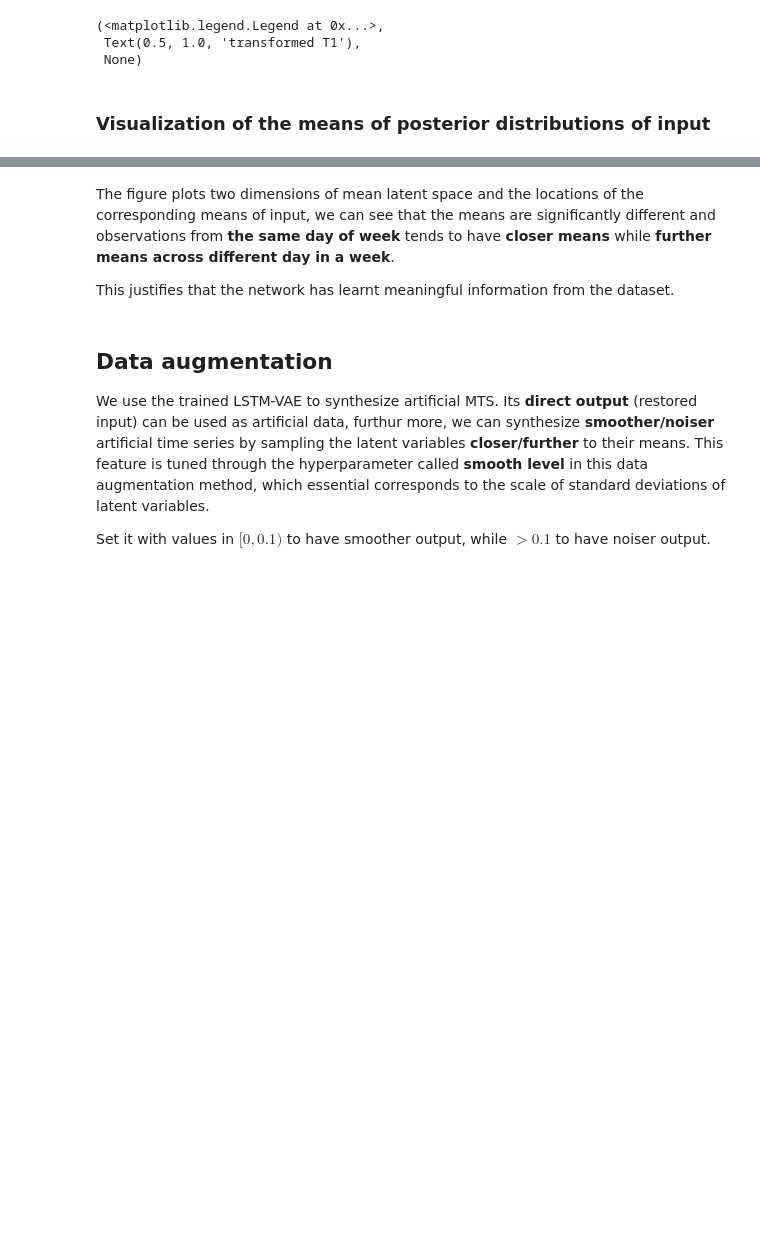
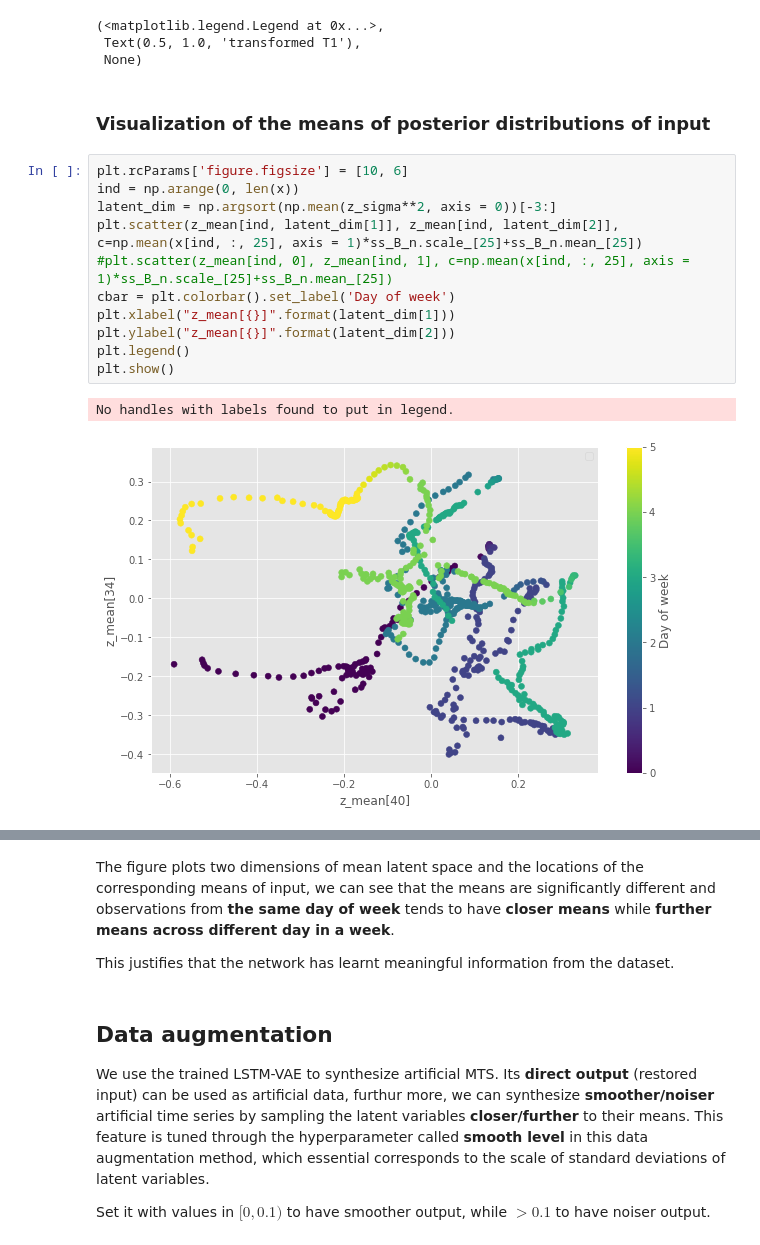
Before and after one commit to fdesmond/seme-ts, a Jupyter notebook: DL_aug.ipynb, the cells around one changed output, grey strips where cells are left out. Saved outputs shown, nothing was run; the diff lists cells and outputs as text; blank space fills up the shorter version.

```diff
--- a/DL_aug.ipynb
+++ b/DL_aug.ipynb
@@ -196,6 +222,20 @@ plt.legend(), plt.title('transformed T1'), plt.show()
  None)
 # %% [markdown]
 ### Visualization of the means of posterior distributions of input
+# %%
+plt.rcParams['figure.figsize'] = [10, 6]
+ind = np.arange(0, len(x))
+latent_dim = np.argsort(np.mean(z_sigma**2, axis = 0))[-3:]
+plt.scatter(z_mean[ind, latent_dim[1]], z_mean[ind, latent_dim[2]], c=np.mean(x[ind, :, 25], axis = 1)*ss_B_n.scale_[25]+ss_B_n.mean_[25])
+#plt.scatter(z_mean[ind, 0], z_mean[ind, 1], c=np.mean(x[ind, :, 25], axis = 1)*ss_B_n.scale_[25]+ss_B_n.mean_[25])
+cbar = plt.colorbar().set_label('Day of week')
+plt.xlabel("z_mean[{}]".format(latent_dim[1]))
+plt.ylabel("z_mean[{}]".format(latent_dim[2]))
+plt.legend()
+plt.show()
+# %% [output]
+No handles with labels found to put in legend.
+[figure, added]
 # %%
 plt.rcParams['figure.figsize'] = [10, 6]
 ind = np.arange(0, len(x))
```
Also changed, not shown: parts of 13 cells of this notebook.
